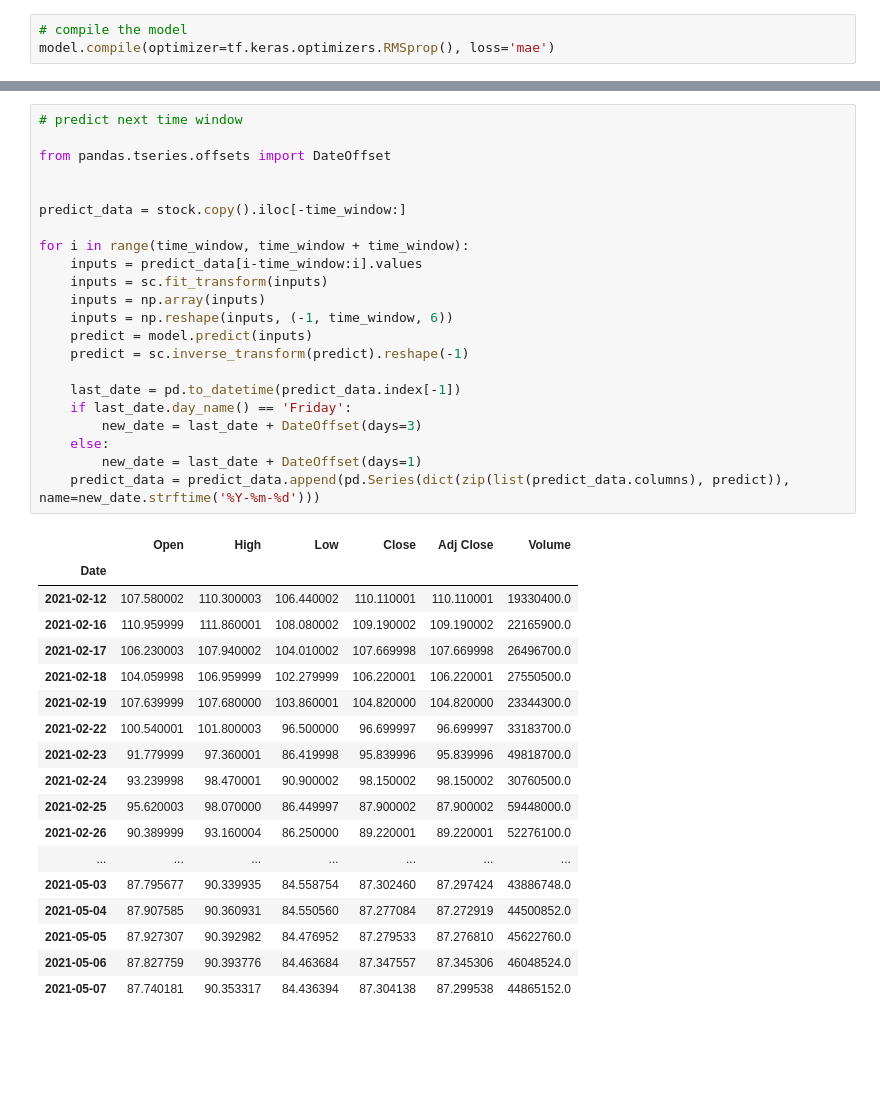
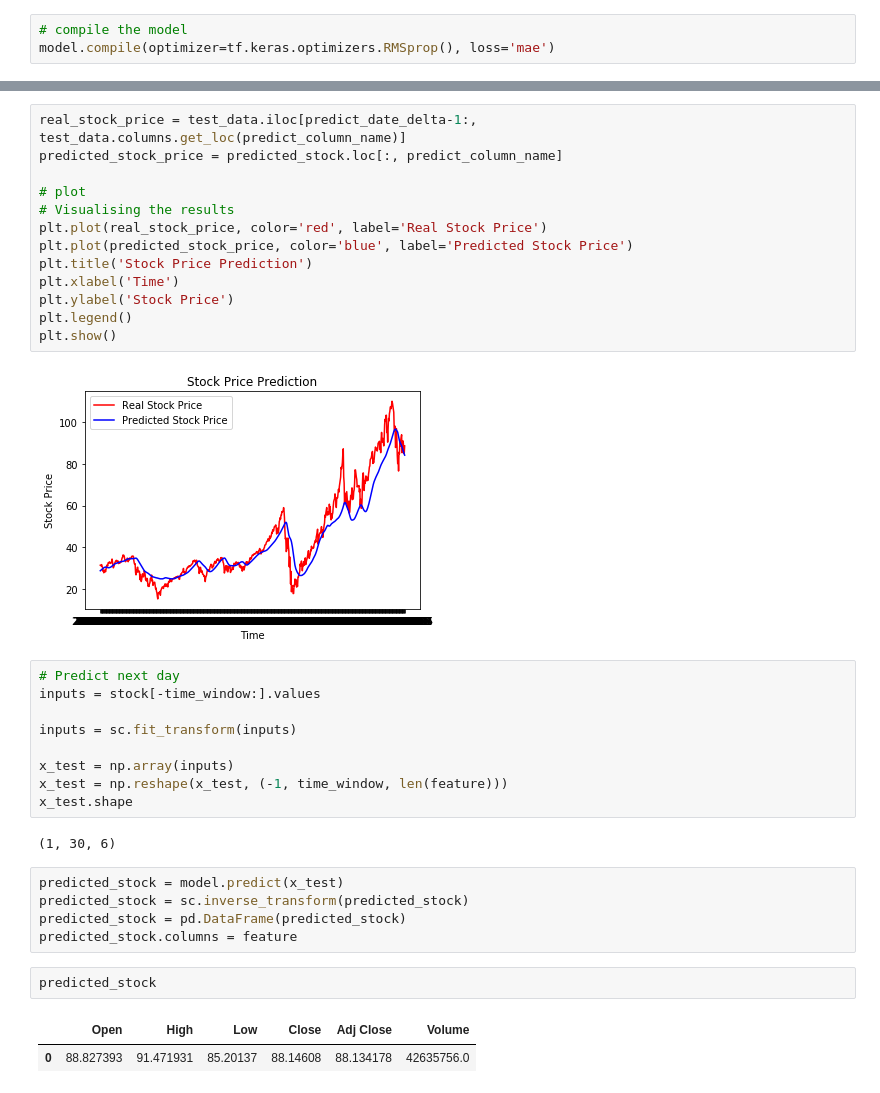
Before and after one commit to leozhao0709/python, a Jupyter notebook: tensorflow_learn/stock.ipynb, the cells around one changed output, grey strips where cells are left out. Drawn from its saved outputs; the diff is of its cells as text; blank space fills up the shorter version.

```diff
--- a/tensorflow_learn/stock.ipynb
+++ b/tensorflow_learn/stock.ipynb
@@ -258,41 +242,36 @@ predicted_stock
-# %%
-# predict next time window
-
-from pandas.tseries.offsets import DateOffset
-
-
-predict_data = stock.copy().iloc[-time_window:]
-
-for i in range(time_window, time_window + time_window):
-    inputs = predict_data[i-time_window:i].values
-    inputs = sc.fit_transform(inputs)
-    inputs = np.array(inputs)
-    inputs = np.reshape(inputs, (-1, time_window, 6))
-    predict = model.predict(inputs)
-    predict = sc.inverse_transform(predict).reshape(-1)
-
-    last_date = pd.to_datetime(predict_data.index[-1])
-    if last_date.day_name() == 'Friday':
-        new_date = last_date + DateOffset(days=3)
-    else:
-        new_date = last_date + DateOffset(days=1)
-    predict_data = predict_data.append(pd.Series(dict(zip(list(predict_data.columns), predict)), name=new_date.strftime('%Y-%m-%d')))
-# %% [output]
-|  | Open | High | Low | Close | Adj Close | Volume |
-| Date |  |  |  |  |  |  |
-| 2021-02-12 | 107.580002 | 110.300003 | 106.440002 | 110.110001 | 110.110001 | 19330400.0 |
-| 2021-02-16 | 110.959999 | 111.860001 | 108.080002 | 109.190002 | 109.190002 | 22165900.0 |
-| 2021-02-17 | 106.230003 | 107.940002 | 104.010002 | 107.669998 | 107.669998 | 26496700.0 |
-| 2021-02-18 | 104.059998 | 106.959999 | 102.279999 | 106.220001 | 106.220001 | 27550500.0 |
-| 2021-02-19 | 107.639999 | 107.680000 | 103.860001 | 104.820000 | 104.820000 | 23344300.0 |
-| 2021-02-22 | 100.540001 | 101.800003 | 96.500000 | 96.699997 | 96.699997 | 33183700.0 |
-| 2021-02-23 | 91.779999 | 97.360001 | 86.419998 | 95.839996 | 95.839996 | 49818700.0 |
-| 2021-02-24 | 93.239998 | 98.470001 | 90.900002 | 98.150002 | 98.150002 | 30760500.0 |
-| 2021-02-25 | 95.620003 | 98.070000 | 86.449997 | 87.900002 | 87.900002 | 59448000.0 |
-| 2021-02-26 | 90.389999 | 93.160004 | 86.250000 | 89.220001 | 89.220001 | 52276100.0 |
-| ... | ... | ... | ... | ... | ... | ... |
-| 2021-05-03 | 87.795677 | 90.339935 | 84.558754 | 87.302460 | 87.297424 | 43886748.0 |
-| 2021-05-04 | 87.907585 | 90.360931 | 84.550560 | 87.277084 | 87.272919 | 44500852.0 |
-| 2021-05-05 | 87.927307 | 90.392982 | 84.476952 | 87.279533 | 87.276810 | 45622760.0 |
-| 2021-05-06 | 87.827759 | 90.393776 | 84.463684 | 87.347557 | 87.345306 | 46048524.0 |
-| 2021-05-07 | 87.740181 | 90.353317 | 84.436394 | 87.304138 | 87.299538 | 44865152.0 |
+# %%
+real_stock_price = test_data.iloc[predict_date_delta-1:, test_data.columns.get_loc(predict_column_name)]
+predicted_stock_price = predicted_stock.loc[:, predict_column_name]
+
+# plot
+# Visualising the results
+plt.plot(real_stock_price, color='red', label='Real Stock Price')
+plt.plot(predicted_stock_price, color='blue', label='Predicted Stock Price')
+plt.title('Stock Price Prediction')
+plt.xlabel('Time')
+plt.ylabel('Stock Price')
+plt.legend()
+plt.show()
+# %% [output]
+[figure, added]
+# %%
+# Predict next day
+inputs = stock[-time_window:].values
+
+inputs = sc.fit_transform(inputs)
+
+x_test = np.array(inputs)
+x_test = np.reshape(x_test, (-1, time_window, len(feature)))
+x_test.shape
+# %% [output]
+(1, 30, 6)
+# %%
+predicted_stock = model.predict(x_test)
+predicted_stock = sc.inverse_transform(predicted_stock)
+predicted_stock = pd.DataFrame(predicted_stock)
+predicted_stock.columns = feature
+# %%
+predicted_stock
+# %% [output]
+|  | Open | High | Low | Close | Adj Close | Volume |
+| 0 | 88.827393 | 91.471931 | 85.20137 | 88.14608 | 88.134178 | 42635756.0 |
```
Also changed, not shown: parts of 21 cells of this notebook.
